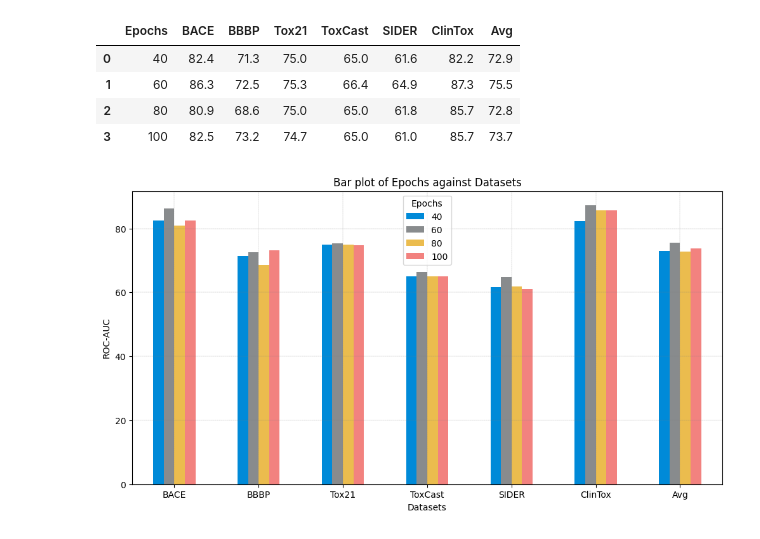
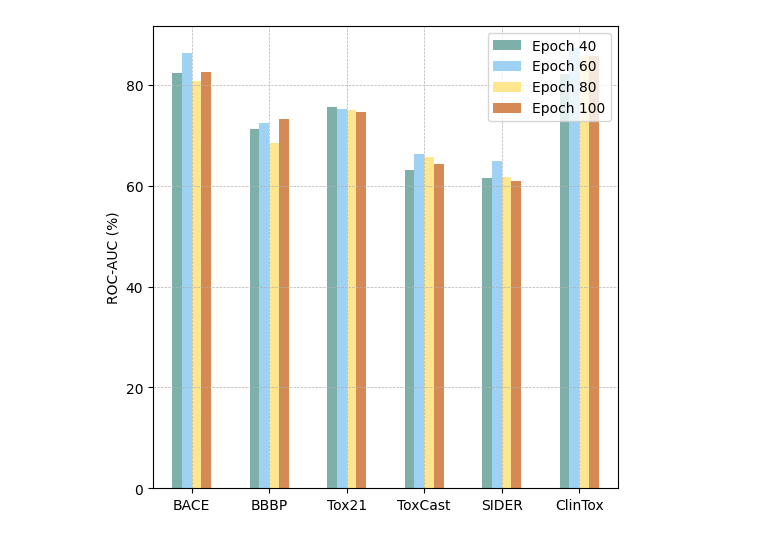
Before and after one commit to ThinhUMP/KGG_results, a Jupyter notebook: epoch.ipynb, the cells around one changed output. Cells and saved outputs as stored; diff of their text form; code cells hidden in the pictures.

```diff
--- a/epoch.ipynb
+++ b/epoch.ipynb
@@ -1,33 +1,27 @@
-# %%
-import pandas as pd
-epoch = pd.read_csv("data/epoch.csv")
-epoch.head()
-# %% [output]
-|  | Epochs | BACE | BBBP | Tox21 | ToxCast | SIDER | ClinTox | Avg |
-| 0 | 40 | 82.4 | 71.3 | 75.0 | 65.0 | 61.6 | 82.2 | 72.9 |
-| 1 | 60 | 86.3 | 72.5 | 75.3 | 66.4 | 64.9 | 87.3 | 75.5 |
-| 2 | 80 | 80.9 | 68.6 | 75.0 | 65.0 | 61.8 | 85.7 | 72.8 |
-| 3 | 100 | 82.5 | 73.2 | 74.7 | 65.0 | 61.0 | 85.7 | 73.7 |
 # %%
+import pandas as pd
+epoch = pd.read_csv("data/epoch.csv")
 import matplotlib.pyplot as plt# Transpose the DataFrame
-epoch_transposed = epoch.transpose()
+epoch_transposed = epoch.drop(["Epochs", "Avg"], axis=1).transpose()
 
 # Define a list of colors
-colors = ["#008AD8", "#888B8D", "#EBBC4E", "#F2827F"]
-
+colors = ["#7DB0A8","#9FD1F5","#FEE68E", "#D58A55"]
+legend_names = ['Epoch 40', 'Epoch 60', 'Epoch 80', 'Epoch 100']
 # Plotting
-epoch_transposed.plot(kind='bar', color=colors, figsize=(12, 6))
+epoch_transposed.plot(kind='bar', color=colors, figsize=(6, 6))
 
 # Customizing the plot
-plt.title('Bar plot of Epochs against Datasets')
-plt.ylabel('ROC-AUC')
-plt.xlabel('Datasets')
-plt.grid(True, linewidth=0.2, linestyle='--', color='gray')
+# plt.title('Bar plot of Epochs against Datasets')
+plt.ylabel('ROC-AUC (%)')
+# plt.xlabel('Datasets')
+plt.grid(True, linewidth=0.5, linestyle='--')
 # Rotating x-axis labels
 plt.xticks(rotation=0)
-
+# Adding a legend
+plt.legend(legend_names)
+plt.savefig("fig/epoch.png", dpi=600)
 # Displaying the plot
 plt.show()
 # %% [output]
-[figure, old version]
+[figure, new version]
 # %%
```
Also changed, not shown: parts of 1 cell of this notebook, 5 other files.
